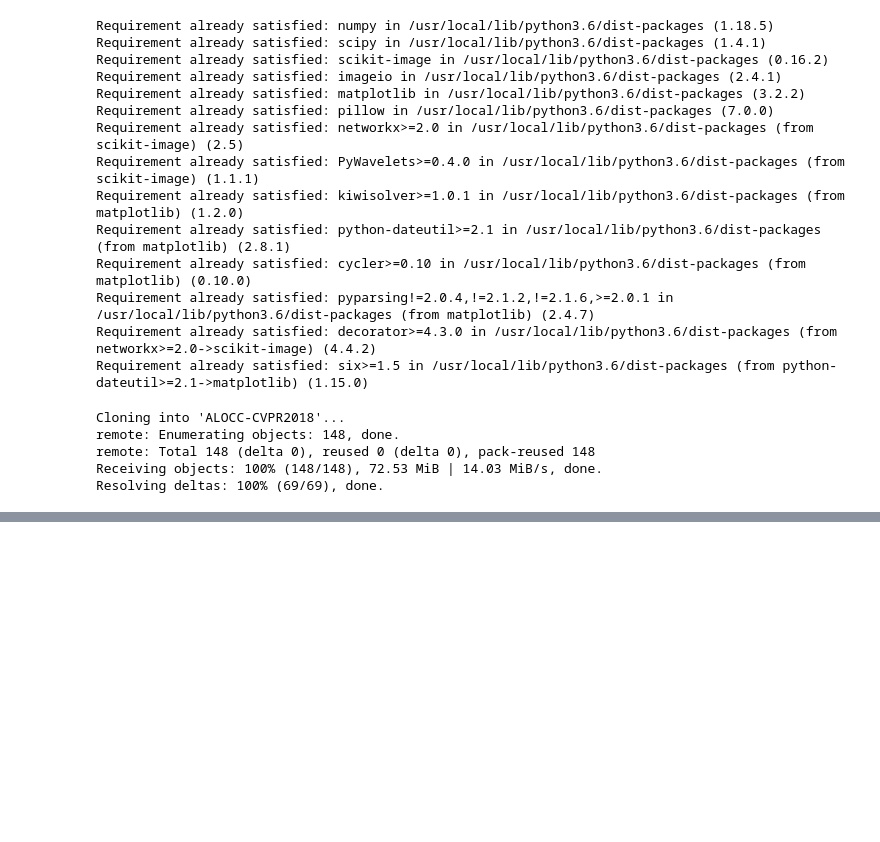
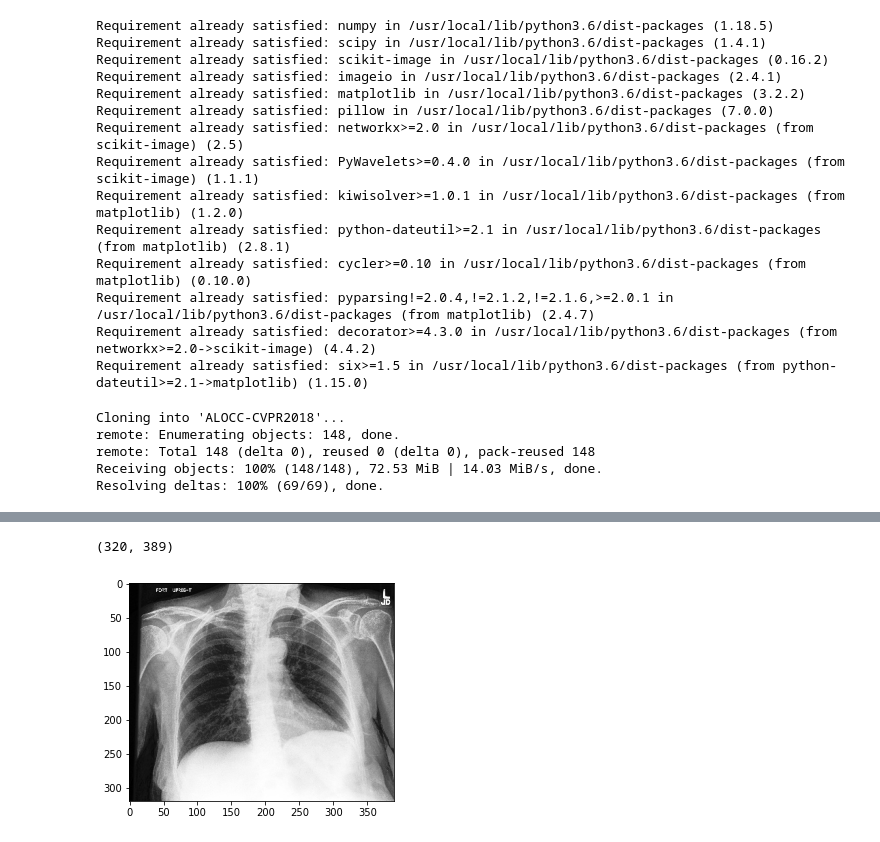
Before and after one commit to diviramon/BASSic, a Jupyter notebook: GAN_Classifier.ipynb, the cells around one changed output, grey strips where cells are left out. Saved outputs shown, nothing was run; the diff lists cells and outputs as text; code cells hidden in the pictures; blank space fills up the shorter version.

```diff
--- a/GAN_Classifier.ipynb
+++ b/GAN_Classifier.ipynb
@@ -60,0 +85,10 @@ Resolving deltas: 100% (69/69), done.
+# %%
+from skimage.io import imread
+import matplotlib.pyplot as plt
+
+image = imread('ALOCC-CVPR2018/dataset/120 view1_frontal.jpg')
+plt.imshow(image, cmap='Greys_r')
+image.shape
+# %% [output]
+(320, 389)
+[figure, added]
```
Also changed, not shown: parts of 5 cells of this notebook.
